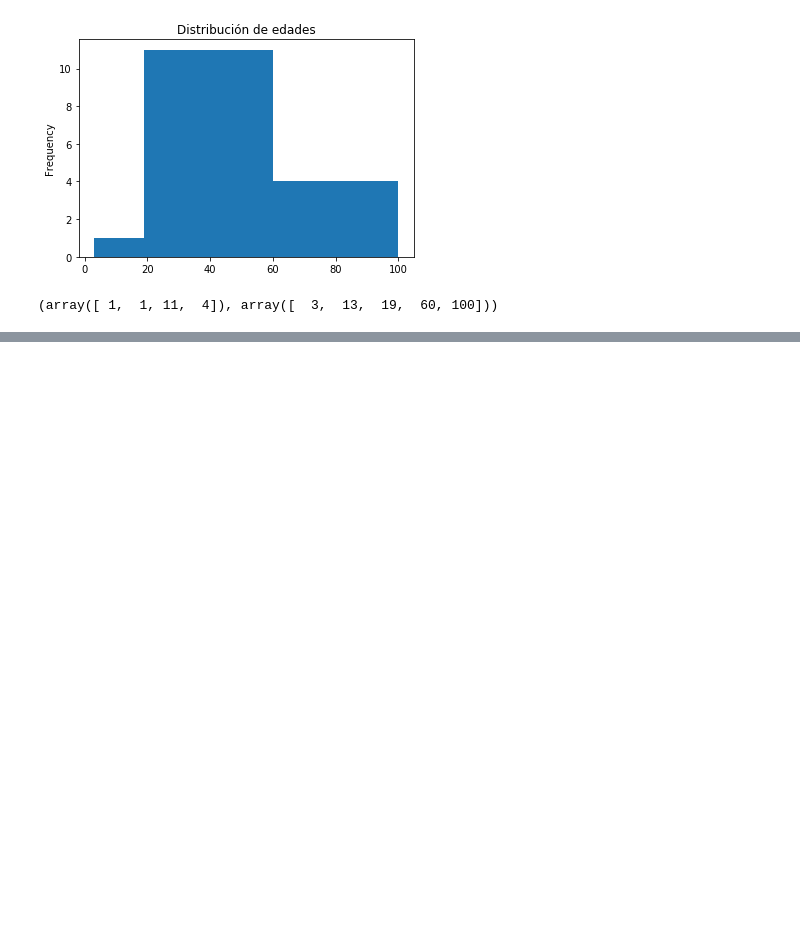
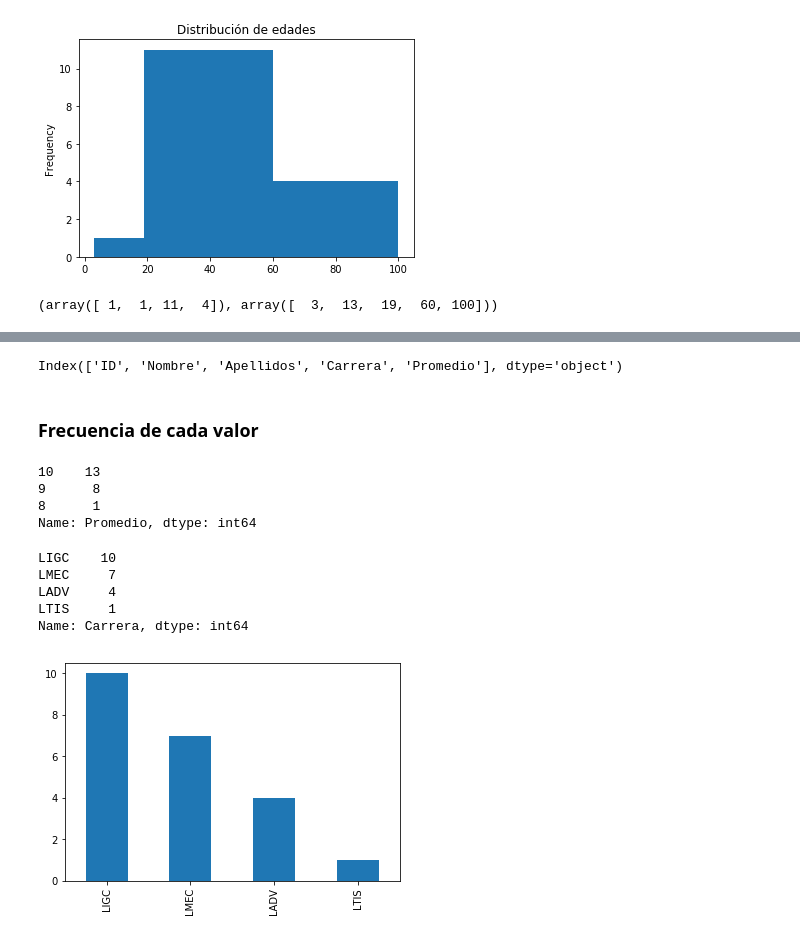
Before and after one commit to lmartinev/Programacion-Orientada-a-Objetos, a Jupyter notebook: Librería_Pandas.ipynb, the cells around one changed output, grey strips where cells are left out. Drawn from its saved outputs; the diff is of its cells as text; code cells hidden in the pictures; blank space fills up the shorter version.

```diff
--- a/Librería_Pandas.ipynb
+++ b/Librería_Pandas.ipynb
@@ -293,0 +539,3 @@ frec
+# %%
+df_alumnos.drop([10,11,12],inplace=True)
+df_alumnos
@@ -293,0 +560,5 @@ frec
+# %%
+#eliminar  columna
+#df_alumnos.drop(['Correo'],axis=1,inplace=True)
+df_alumnos.drop('Correo',axis=1,inplace=True)
+df_alumnos
@@ -293,0 +585,4 @@ frec
+# %%
+#Poner el índice en este caso una clave única ID
+df_alumnos.set_index('ID',inplace=True)
+df_alumnos
@@ -293,0 +632,25 @@ frec
+# %%
+#Regresa los indices originales 0....n
+df_alumnos.reset_index(inplace=True)
+# %%
+#df_alumnos.dtypes
+df_alumnos.columns
+# %% [output]
+Index(['ID', 'Nombre', 'Apellidos', 'Carrera', 'Promedio'], dtype='object')
+# %% [markdown]
+### Frecuencia de cada valor
+# %%
+df_alumnos['Promedio'].value_counts()
+# %% [output]
+10    13
+9      8
+8      1
+Name: Promedio, dtype: int64
+# %%
+df_alumnos['Carrera'].value_counts()
+# %% [output]
+LIGC    10
+LMEC     7
+LADV     4
+LTIS     1
+Name: Carrera, dtype: int64
@@ -293,0 +659,5 @@ frec
+# %%
+df_alumnos['Carrera'].value_counts().plot(kind='bar')
+plt.show()
+# %% [output]
+[figure, added]
```
Also changed, not shown: parts of 39 cells of this notebook.
